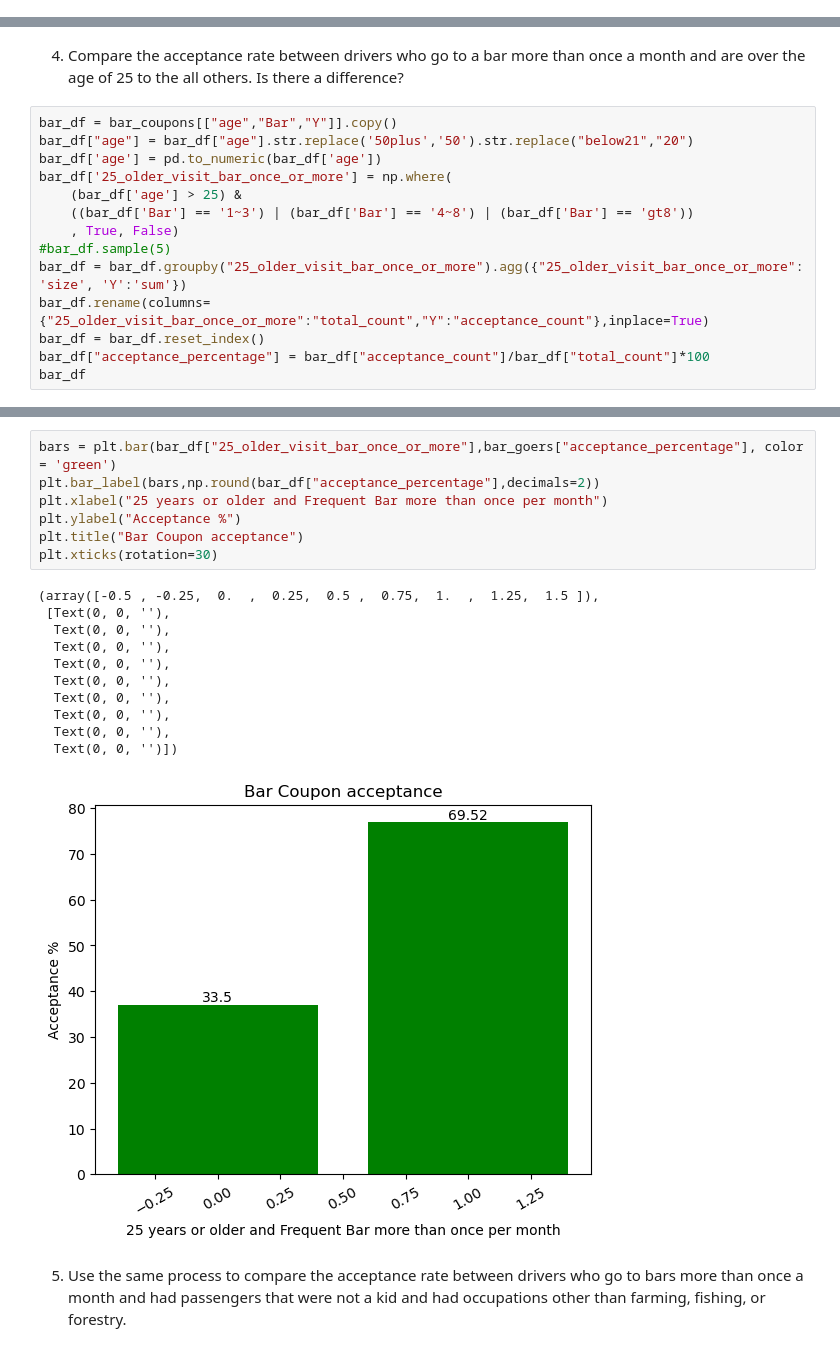
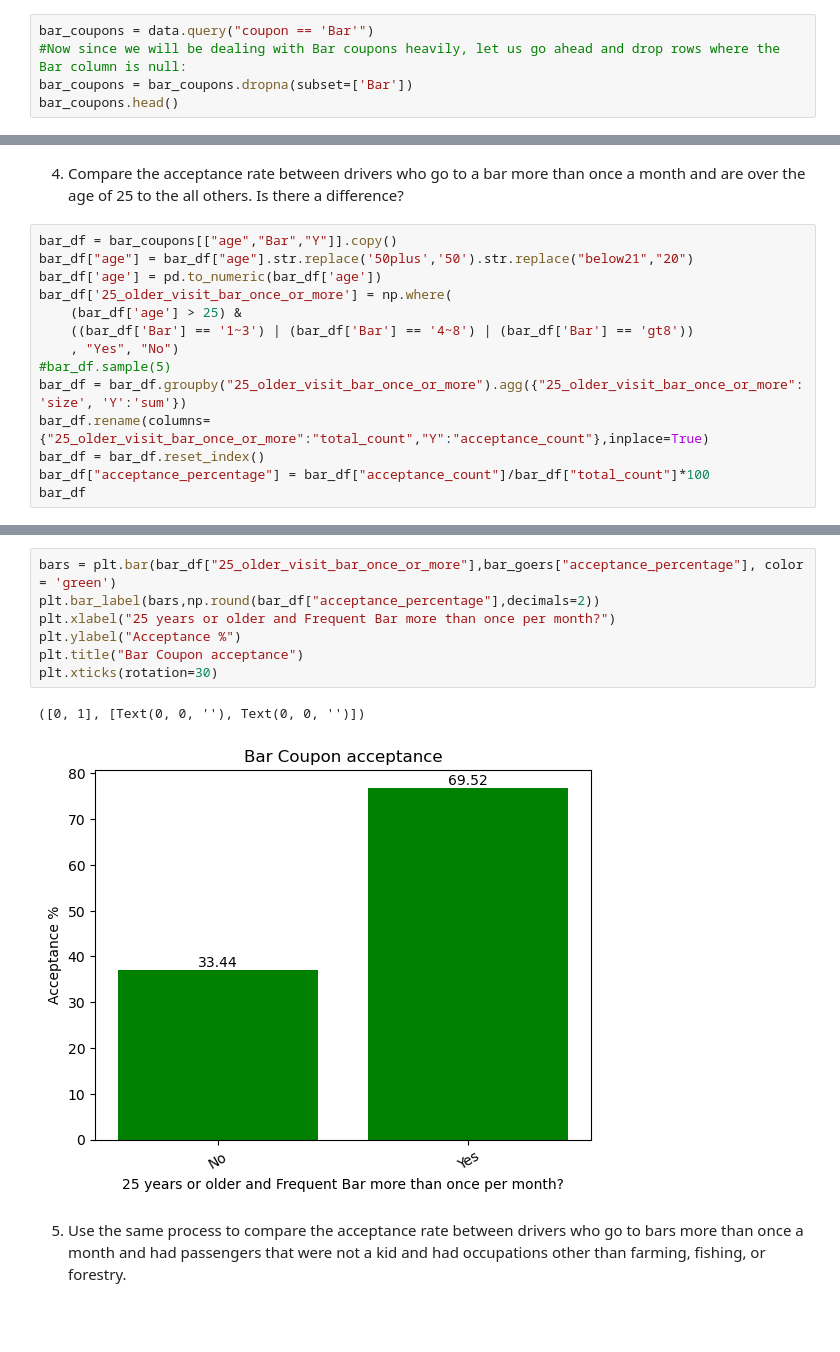
Before and after one commit to ashwinkambli/coupon_acceptance, a Jupyter notebook: Will a Customer Accept the Coupon.ipynb, the cells around one changed output, grey strips where cells are left out. Cells and saved outputs as stored; diff of their text form; blank space fills up the shorter version.

```diff
--- a/Will a Customer Accept the Coupon.ipynb
+++ b/Will a Customer Accept the Coupon.ipynb
@@ -169,0 +168,5 @@ bar_coupons.head()
+# %%
+bar_coupons = data.query("coupon == 'Bar'")
+#Now since we will be dealing with Bar coupons heavily, let us go ahead and drop rows where the Bar column is null:
+bar_coupons = bar_coupons.dropna(subset=['Bar'])
+bar_coupons.head()
@@ -210,7 +222,7 @@ bar_df['age'] = pd.to_numeric(bar_df['age'])
 bar_df['25_older_visit_bar_once_or_more'] = np.where(
     (bar_df['age'] > 25) &
     ((bar_df['Bar'] == '1~3') | (bar_df['Bar'] == '4~8') | (bar_df['Bar'] == 'gt8'))
-    , True, False)
+    , "Yes", "No")
 #bar_df.sample(5)
 bar_df = bar_df.groupby("25_older_visit_bar_once_or_more").agg({"25_older_visit_bar_once_or_more": 'size', 'Y':'sum'})
 bar_df.rename(columns={"25_older_visit_bar_once_or_more":"total_count","Y":"acceptance_count"},inplace=True)
@@ -224,21 +236,12 @@ bar_df
 # %%
 bars = plt.bar(bar_df["25_older_visit_bar_once_or_more"],bar_goers["acceptance_percentage"], color = 'green')
 plt.bar_label(bars,np.round(bar_df["acceptance_percentage"],decimals=2))
-plt.xlabel("25 years or older and Frequent Bar more than once per month")
+plt.xlabel("25 years or older and Frequent Bar more than once per month?")
 plt.ylabel("Acceptance %")
 plt.title("Bar Coupon acceptance")
 plt.xticks(rotation=30)
 # %% [output]
-(array([-0.5 , -0.25,  0.  ,  0.25,  0.5 ,  0.75,  1.  ,  1.25,  1.5 ]),
- [Text(0, 0, ''),
-  Text(0, 0, ''),
-  Text(0, 0, ''),
-  Text(0, 0, ''),
-  Text(0, 0, ''),
-  Text(0, 0, ''),
-  Text(0, 0, ''),
-  Text(0, 0, ''),
-  Text(0, 0, '')])
+([0, 1], [Text(0, 0, ''), Text(0, 0, '')])
-[figure, old version]
+[figure, new version]
 # %% [markdown]
 5. Use the same process to compare the acceptance rate between drivers who go to bars more than once a month and had passengers that were not a kid and had occupations other than farming, fishing, or forestry.
```
Also changed, not shown: parts of 16 cells of this notebook.
